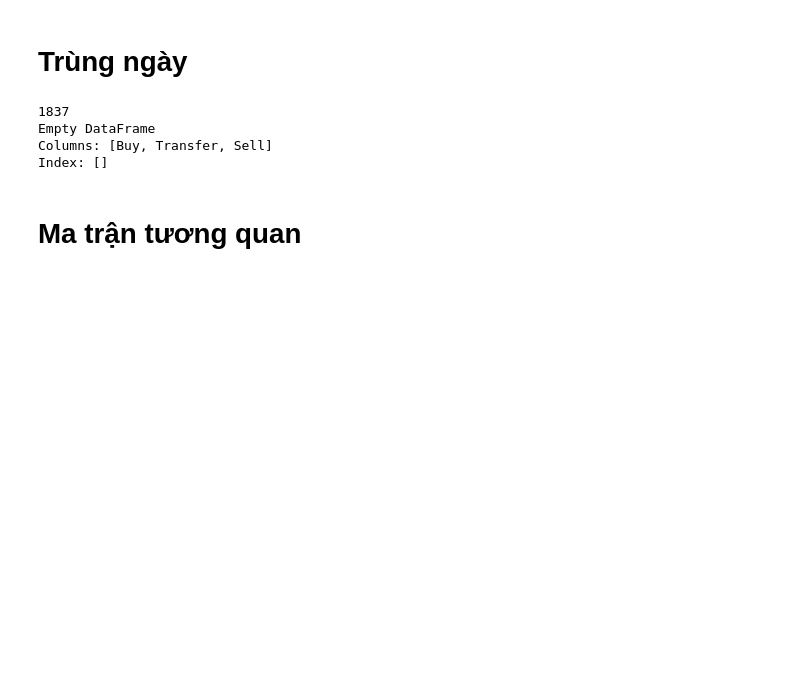
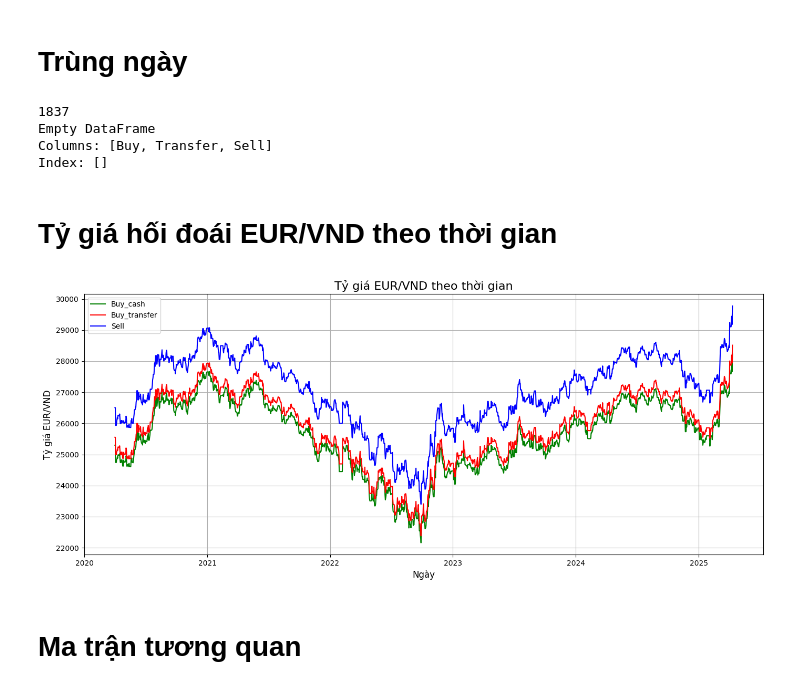
Before and after one commit to nggiang63/eur-vnd-exchange-rate, a Jupyter notebook: notebooks/eda_and_preprocessing_eurvnd.ipynb, the cells around one changed output. Cells and saved outputs as stored; diff of their text form; code cells hidden in the pictures; blank space fills up the shorter version.

```diff
--- a/notebooks/eda_and_preprocessing_eurvnd.ipynb
+++ b/notebooks/eda_and_preprocessing_eurvnd.ipynb
@@ -81,6 +83,24 @@ print(df.loc[duplicate_dates])
 Empty DataFrame
 Columns: [Buy, Transfer, Sell]
 Index: []
+# %% [markdown]
+# **Tỷ giá hối đoái EUR/VND theo thời gian**
+# %%
+plt.figure(figsize=(14, 6))
+
+plt.plot(df.index, df['Buy'], label='Buy_cash', color='green', linewidth=1.5)
+plt.plot(df.index, df['Transfer'], label='Buy_transfer', color='red', linewidth=1.5)
+plt.plot(df.index, df['Sell'], label='Sell', color='blue', linewidth=1.5)
+
+plt.title('Tỷ giá EUR/VND theo thời gian', fontsize=16)
+plt.xlabel('Ngày', fontsize=12)
+plt.ylabel('Tỷ giá EUR/VND', fontsize=12)
+plt.legend()
+plt.grid(True)
+plt.tight_layout()
+plt.show()
+# %% [output]
+[figure, added]
 # %% [markdown]
 # **Ma trận tương quan**
 # %%
```
Also changed, not shown: parts of 6 cells of this notebook, 6 other files.
